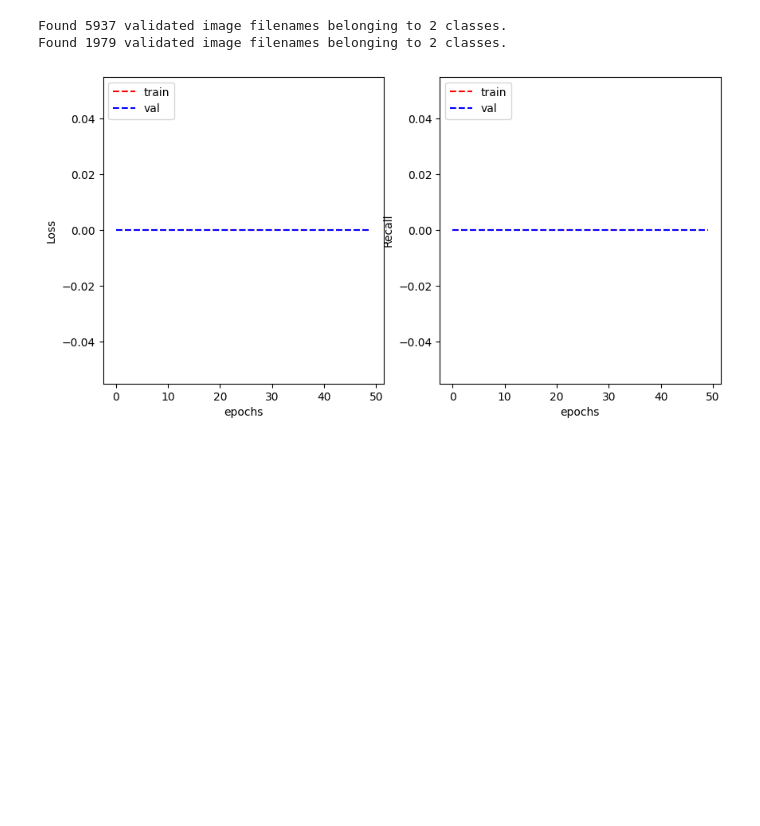
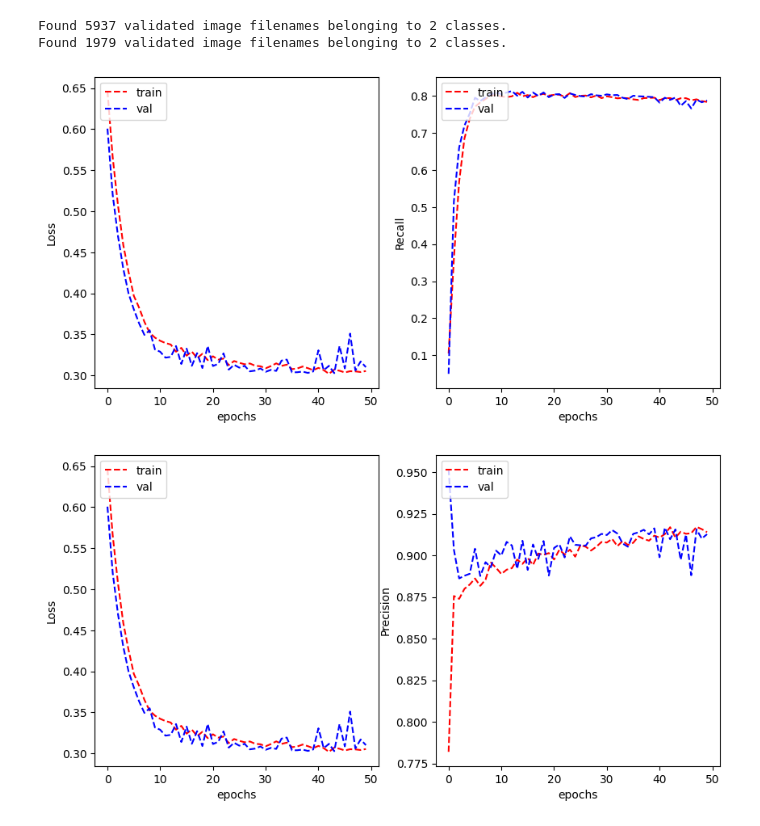
Before and after one commit to IbrahimAshhab/ML-A2-Colon-Cancer, a Jupyter notebook: s3953973_s4007880.ipynb, the cells around one changed output. Cells and saved outputs as stored; diff of their text form; code cells hidden in the pictures; blank space fills up the shorter version.

```diff
--- a/s3953973_s4007880.ipynb
+++ b/s3953973_s4007880.ipynb
@@ -268,7 +268,7 @@ For this project, a custom fit traditional neural network (NN) was chosen for it
 # %%
 INPUT_DIM = (27,27,3)
 HIDDEN_LAYER_DIM = 256
-OUTPUT_CLASSES = 1
+OUTPUT_CLASSES = 2
 
 AUTOTUNE = tf.data.experimental.AUTOTUNE
 
@@ -302,7 +302,7 @@ model.compile(optimizer='SGD',
               metrics=['Precision', 'Recall']
 )
 # %%
-def plot_learning_curve(train_loss, val_loss, train_metric, val_metric, metric_name='Accuracy'):
+def plot_learning_curve(train_loss, val_loss, train_metric, val_metric, metric_name):
     plt.figure(figsize=(10,5))
 
     plt.subplot(1,2,1)
@@ -328,7 +328,7 @@ train_generator = datagen.flow_from_dataframe(
     x_col='ImageName',
     y_col='isCancerous',
     target_size=(27, 27),
-    class_mode='binary',
+    class_mode='categorical',
     batch_size=batch_size,
     shuffle=True,
     seed=42
@@ -340,7 +340,7 @@ validation_generator = datagen.flow_from_dataframe(
     x_col='ImageName',
     y_col='isCancerous',
     target_size=(27, 27),
-    class_mode='binary',
+    class_mode='categorical',
     batch_size=batch_size,
     shuffle=False
 )
@@ -352,6 +352,11 @@ Found 1979 validated image filenames belonging to 2 classes.
 # %%
 plot_learning_curve(history.history['loss'], history.history['val_loss'],
                     history.history['Recall'], history.history['val_Recall'],
                     metric_name='Recall')
+
+plot_learning_curve(history.history['loss'], history.history['val_loss'],
+                    history.history['Precision'], history.history['val_Precision'],
+                    metric_name='Precision')
 # %% [output]
-[figure, old version]
+[figure, new version]
+[figure, added]
```
Also changed, not shown: parts of 4 cells of this notebook.
